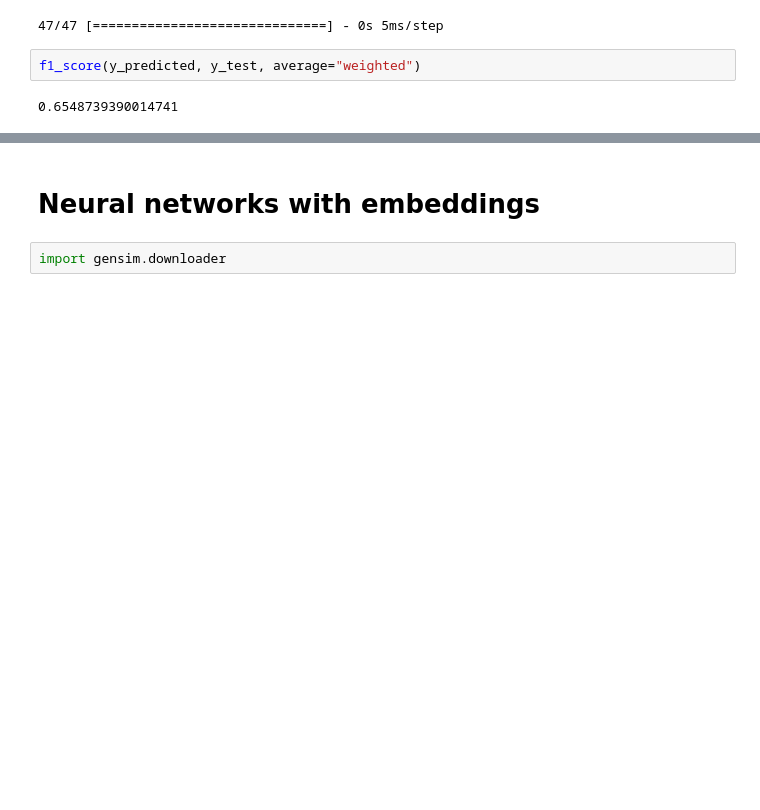
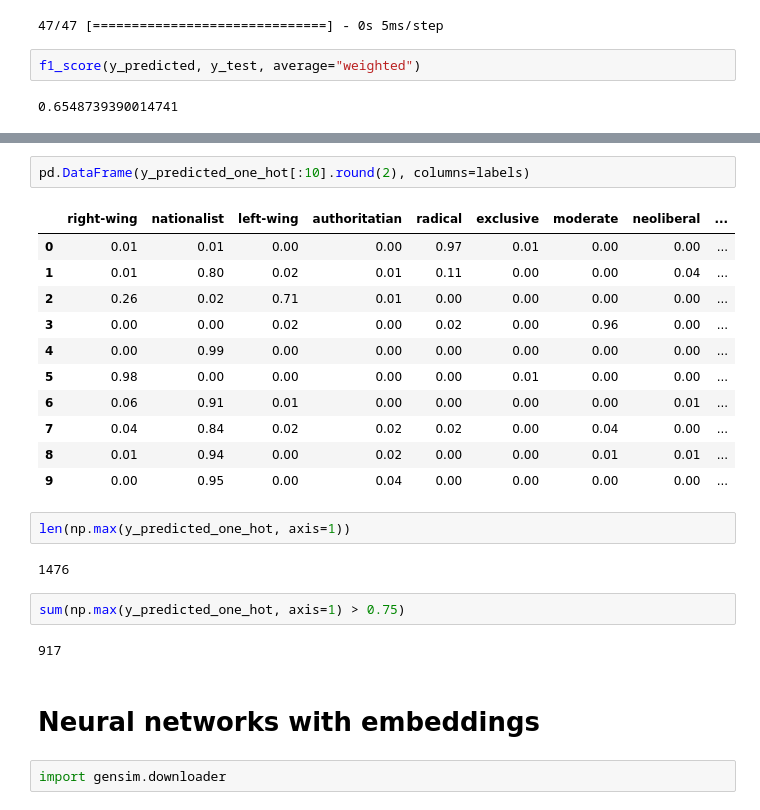
Before and after one commit to CCS-ZCU/pop, a Jupyter notebook: scripts/10_conc_classification.ipynb, the cells around one changed output, grey strips where cells are left out. Saved outputs shown, nothing was run; the diff lists cells and outputs as text; blank space fills up the shorter version.

```diff
--- a/scripts/10_conc_classification.ipynb
+++ b/scripts/10_conc_classification.ipynb
@@ -439,3 +458,25 @@ f1_score(y_predicted, y_test, average="weighted")
+# %%
+pd.DataFrame(y_predicted_one_hot[:10].round(2), columns=labels)
+# %% [output]
+|  | right-wing | nationalist | left-wing | authoritatian | radical | exclusive | moderate | neoliberal | ... |
+| 0 | 0.01 | 0.01 | 0.00 | 0.00 | 0.97 | 0.01 | 0.00 | 0.00 | ... |
+| 1 | 0.01 | 0.80 | 0.02 | 0.01 | 0.11 | 0.00 | 0.00 | 0.04 | ... |
+| 2 | 0.26 | 0.02 | 0.71 | 0.01 | 0.00 | 0.00 | 0.00 | 0.00 | ... |
+| 3 | 0.00 | 0.00 | 0.02 | 0.00 | 0.02 | 0.00 | 0.96 | 0.00 | ... |
+| 4 | 0.00 | 0.99 | 0.00 | 0.00 | 0.00 | 0.00 | 0.00 | 0.00 | ... |
+| 5 | 0.98 | 0.00 | 0.00 | 0.00 | 0.00 | 0.01 | 0.00 | 0.00 | ... |
+| 6 | 0.06 | 0.91 | 0.01 | 0.00 | 0.00 | 0.00 | 0.00 | 0.01 | ... |
+| 7 | 0.04 | 0.84 | 0.02 | 0.02 | 0.02 | 0.00 | 0.04 | 0.00 | ... |
+| 8 | 0.01 | 0.94 | 0.00 | 0.02 | 0.00 | 0.00 | 0.01 | 0.01 | ... |
+| 9 | 0.00 | 0.95 | 0.00 | 0.04 | 0.00 | 0.00 | 0.00 | 0.00 | ... |
+# %%
+len(np.max(y_predicted_one_hot, axis=1))
+# %% [output]
+1476
+# %%
+sum(np.max(y_predicted_one_hot, axis=1) > 0.75)
+# %% [output]
+917
 # %% [markdown]
 # Neural networks with embeddings
 # %%
```
Also changed, not shown: parts of 3 cells of this notebook, 3 other files.
